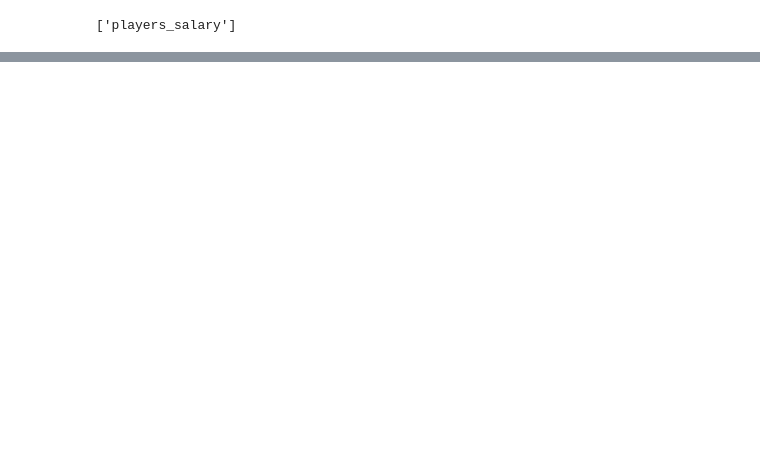
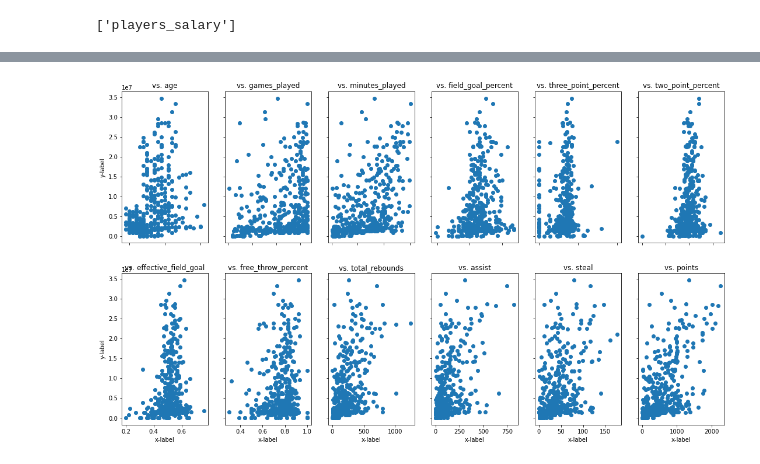
Before and after one commit to mwhar/datarobots-project4, a Jupyter notebook: supervised_analysis (Jaiek)/supervised_analysis.ipynb, the cells around one changed output, grey strips where cells are left out. Cells and saved outputs as stored; diff of their text form; code cells hidden in the pictures; blank space fills up the shorter version.

```diff
--- a/supervised_analysis (Jaiek)/supervised_analysis.ipynb
+++ b/supervised_analysis (Jaiek)/supervised_analysis.ipynb
@@ -26,0 +56,50 @@ inspector.get_table_names()
+# %%
+# See if it has linear relation.
+
+fig, axs = plt.subplots(2, 6)
+axs[0, 0].scatter(df['age'],df['salary'])
+axs[0, 0].set_title('vs. age')
+axs[0, 1].scatter(df['games_played'],df['salary'])
+axs[0, 1].set_title('vs. games_played')
+
+axs[0, 2].scatter(df['minutes_played'],df['salary'])
+axs[0, 2].set_title('vs. minutes_played')
+
+axs[0, 3].scatter(df['field_goal_percent'],df['salary'])
+axs[0, 3].set_title('vs. field_goal_percent')
+
+axs[0, 4].scatter(df['three_point_percent'],df['salary'])
+axs[0, 4].set_title('vs. three_point_percent')
+
+axs[0, 5].scatter(df['two_point_percent'],df['salary'])
+axs[0, 5].set_title('vs. two_point_percent')
+
+
+axs[1, 0].scatter(df['effective_field_goal'],df['salary'])
+axs[1, 0].set_title('vs. effective_field_goal')
+
+axs[1, 1].scatter(df['free_throw_percent'],df['salary'])
+axs[1, 1].set_title('vs. free_throw_percent')
+
+axs[1, 2].scatter(df['total_rebounds'],df['salary'])
+axs[1, 2].set_title('vs. total_rebounds')
+
+axs[1, 3].scatter(df['assist'],df['salary'])
+axs[1, 3].set_title('vs. assist')
+
+axs[1, 4].scatter(df['steal'],df['salary'])
+axs[1, 4].set_title('vs. steal')
+
+axs[1, 5].scatter(df['points'],df['salary'])
+axs[1, 5].set_title('vs. points')
+
+for ax in axs.flat:
+    ax.set(xlabel='x-label', ylabel='y-label')
+
+# Hide x labels and tick labels for top plots and y ticks for right plots.
+for ax in axs.flat:
+    ax.label_outer()
+
+fig.set_size_inches(18.5, 10.5)
+# %% [output]
+[figure, added]
```
Also changed, not shown: parts of 7 cells of this notebook, 1 other file.
